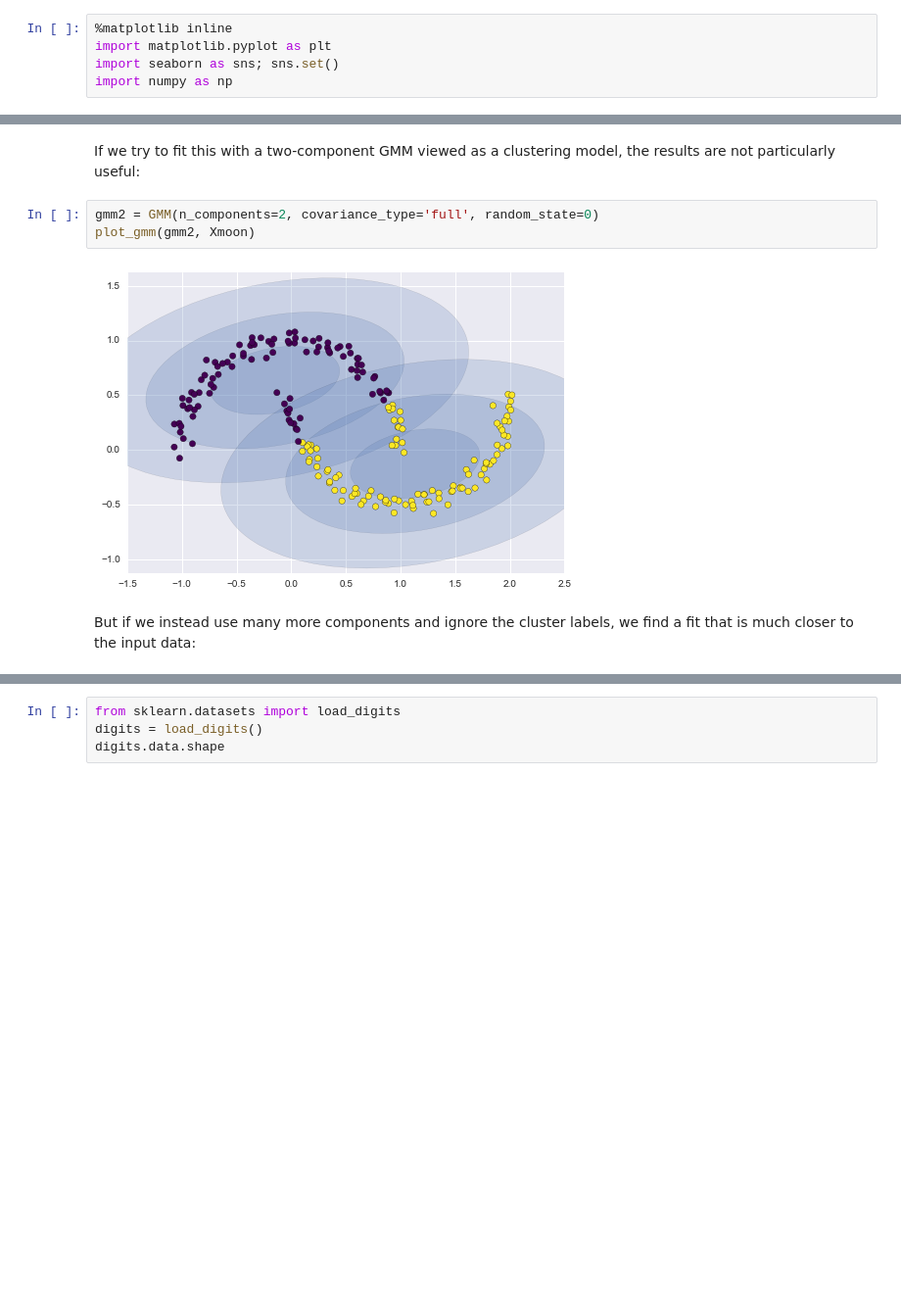
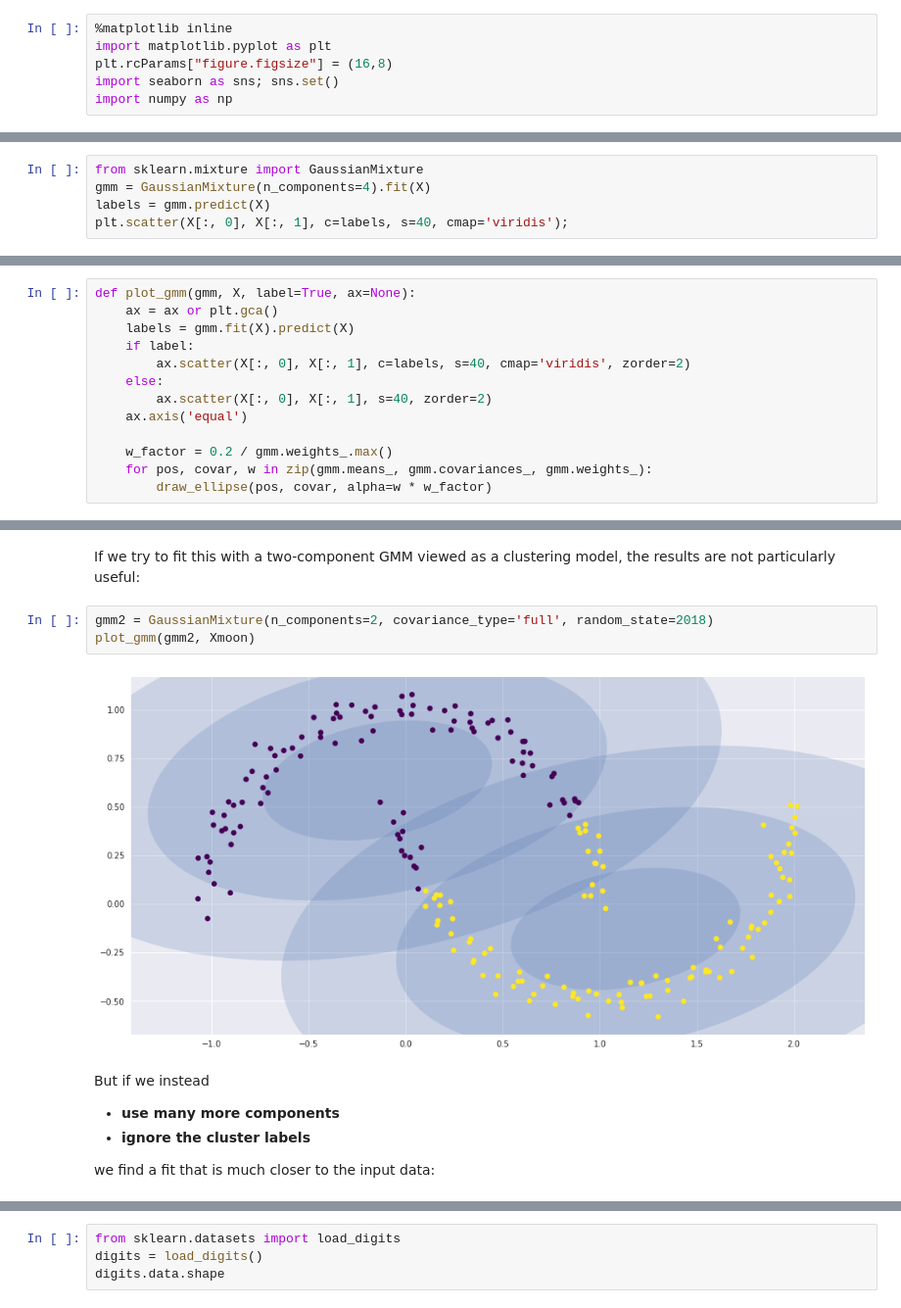
Before and after one commit to karenyyy/data_science, a Jupyter notebook: py_datasci/notebooks/05.12-Gaussian-Mixtures.ipynb, the cells around one changed output, grey strips where cells are left out. Shown: that part at 98% size. Drawn from its saved outputs; the diff is of its cells as text; blank space fills up the shorter version.

```diff
--- a/py_datasci/notebooks/05.12-Gaussian-Mixtures.ipynb
+++ b/py_datasci/notebooks/05.12-Gaussian-Mixtures.ipynb
@@ -5,6 +11,7 @@ because in particular, the non-probabilistic nature of *k*-means and its use of
 # %%
 %matplotlib inline
 import matplotlib.pyplot as plt
+plt.rcParams["figure.figsize"] = (16,8)
 import seaborn as sns; sns.set()
 import numpy as np
 # %% [markdown]
@@ -194,0 +101,5 @@ As an example, consider some data generated from Scikit-Learn's ``make_moons`` f
+# %%
+from sklearn.mixture import GaussianMixture
+gmm = GaussianMixture(n_components=4).fit(X)
+labels = gmm.predict(X)
+plt.scatter(X[:, 0], X[:, 1], c=labels, s=40, cmap='viridis');
@@ -194,0 +166,13 @@ As an example, consider some data generated from Scikit-Learn's ``make_moons`` f
+# %%
+def plot_gmm(gmm, X, label=True, ax=None):
+    ax = ax or plt.gca()
+    labels = gmm.fit(X).predict(X)
+    if label:
+        ax.scatter(X[:, 0], X[:, 1], c=labels, s=40, cmap='viridis', zorder=2)
+    else:
+        ax.scatter(X[:, 0], X[:, 1], s=40, zorder=2)
+    ax.axis('equal')
+
+    w_factor = 0.2 / gmm.weights_.max()
+    for pos, covar, w in zip(gmm.means_, gmm.covariances_, gmm.weights_):
+        draw_ellipse(pos, covar, alpha=w * w_factor)
@@ -201,10 +201,16 @@ plt.scatter(Xmoon[:, 0], Xmoon[:, 1]);
 # %% [markdown]
 If we try to fit this with a two-component GMM viewed as a clustering model, the results are not particularly useful:
 # %%
-gmm2 = GMM(n_components=2, covariance_type='full', random_state=0)
+gmm2 = GaussianMixture(n_components=2, covariance_type='full', random_state=2018)
 plot_gmm(gmm2, Xmoon)
 # %% [output]
-[figure, old version]
+[figure, new version]
 # %% [markdown]
-But if we instead use many more components and ignore the cluster labels, we find a fit that is much closer to the input data:
+But if we instead
+
+- __use many more components__
+- __ignore the cluster labels__
+
+
+we find a fit that is much closer to the input data:
 # %%
```
Also changed, not shown: parts of 66 cells of this notebook, 17 other files.
